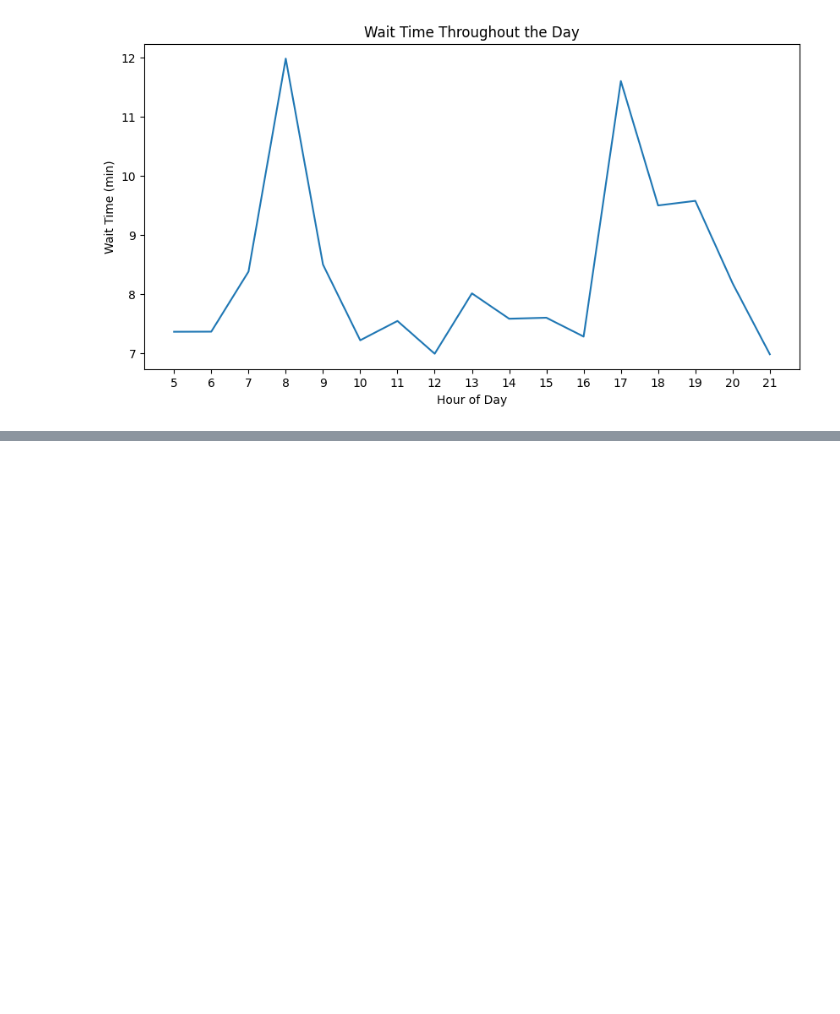
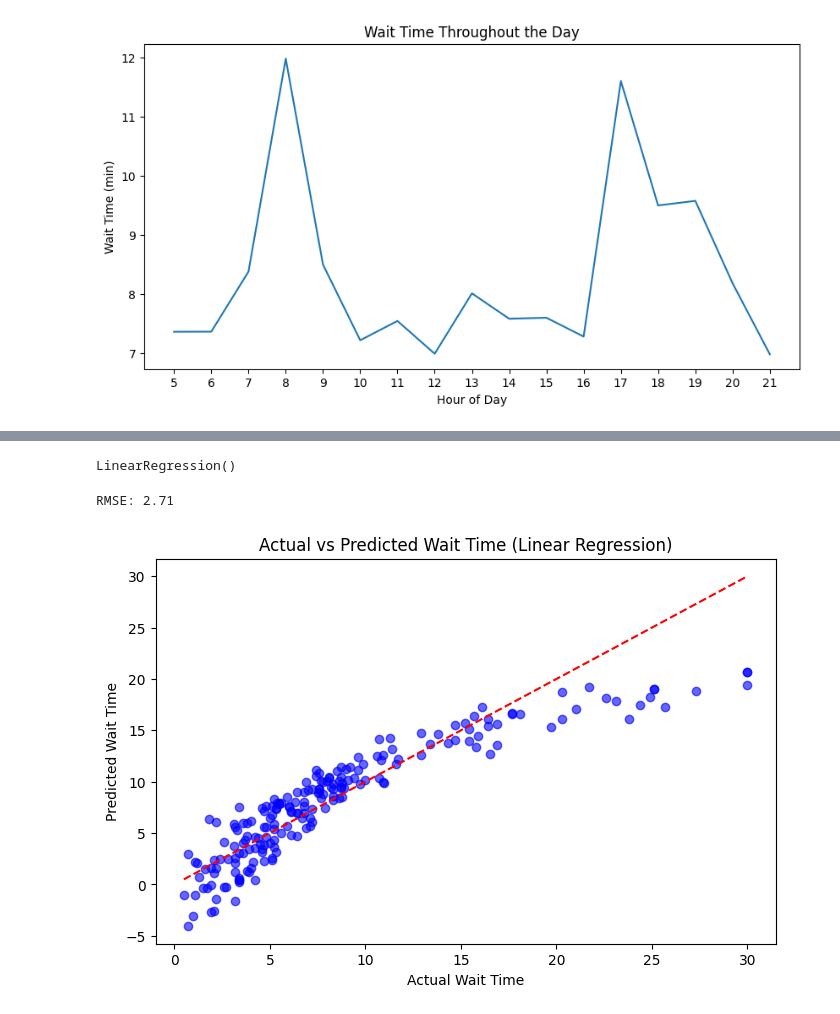
Before and after one commit to Evanice4/ML_Summative, a Jupyter notebook: linear_regression/bus_wait_prediction.ipynb, the cells around one changed output, grey strips where cells are left out. Saved outputs shown, nothing was run; the diff lists cells and outputs as text; code cells hidden in the pictures; blank space fills up the shorter version.

Commit message:
Train and evaluate  model; drop irrelevant columns, predict, compute RMSE, and plot actual vs predicted and loss curve

```diff
--- a/linear_regression/bus_wait_prediction.ipynb
+++ b/linear_regression/bus_wait_prediction.ipynb
@@ -99,0 +122,36 @@ plt.show()
+# %%
+# Drop non-numeric or irrelevant columns
+X = df.drop(columns=['expected_wait_time_min', 'time_of_day'])  # Drop target + time column (already reflected in peak hour)
+y = df['expected_wait_time_min']
+# encode categorical columns
+X = pd.get_dummies(X, columns=['station_id', 'route_id', 'day_of_week', 'weather_condition'], drop_first=True)
+scaler = StandardScaler()
+X_scaled = scaler.fit_transform(X)
+# %%
+# Split data (80% training, 20% testing)
+X_train, X_test, y_train, y_test = train_test_split(X_scaled, y, test_size=0.2, random_state=42)
+# Initialize and train the model
+lr_model = LinearRegression()
+lr_model.fit(X_train, y_train)
+# %% [output]
+LinearRegression()
+# %%
+# Predict
+y_pred = lr_model.predict(X_test)
+#print("Predicted values: ", y_pred)
+# Evaluating the model using root mean square (RMSE)
+rmse = np.sqrt(mean_squared_error(y_test, y_pred))
+print(f"RMSE: {rmse:.2f}")
+# %% [output]
+RMSE: 2.71
+# %%
+# Scatter plot for actual vs predicted
+plt.figure(figsize=(8, 5))
+plt.scatter(y_test, y_pred, color='blue', alpha=0.6)
+plt.plot([y_test.min(), y_test.max()], [y_test.min(), y_test.max()], 'r--')
+plt.xlabel("Actual Wait Time")
+plt.ylabel("Predicted Wait Time")
+plt.title("Actual vs Predicted Wait Time (Linear Regression)")
+plt.show()
+# %% [output]
+[figure, added]
```
Also changed, not shown: parts of 3 cells of this notebook.
